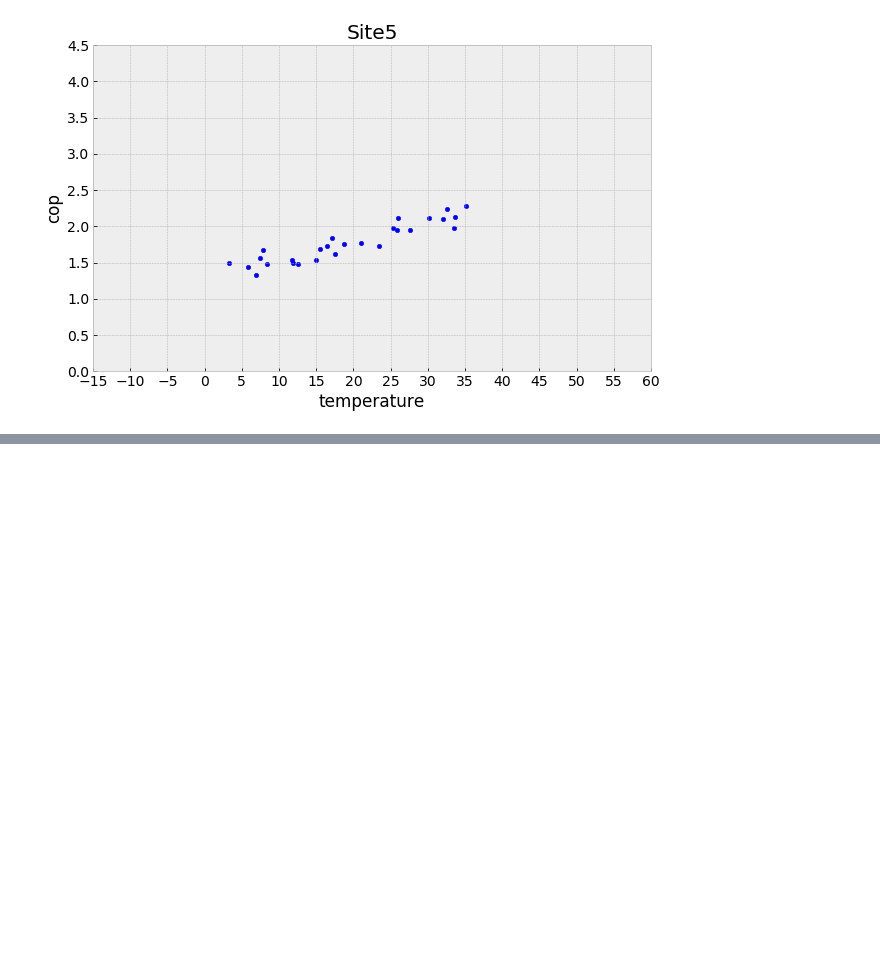
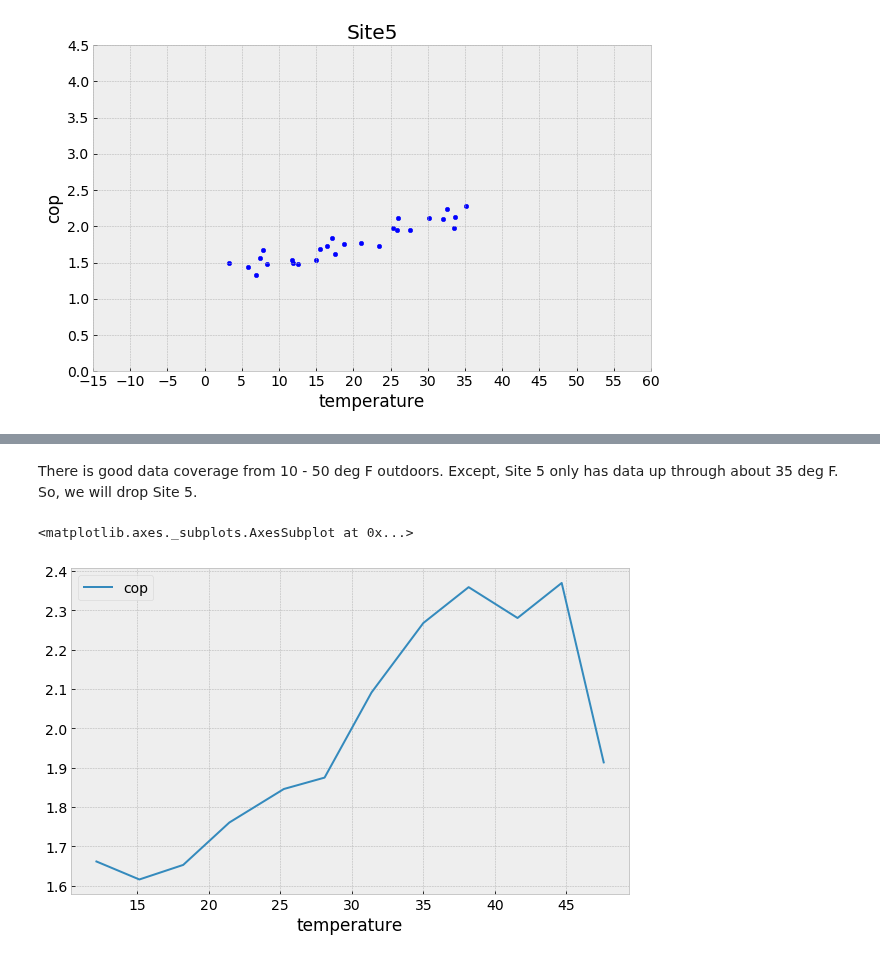
Before and after one commit to alanmitchell/heat-pump-study, a Jupyter notebook: field_studies/ba_2015/ba_2015_analysis.ipynb, the cells around one changed output, grey strips where cells are left out. Cells and saved outputs as stored; diff of their text form; code cells hidden in the pictures; blank space fills up the shorter version.

```diff
--- a/field_studies/ba_2015/ba_2015_analysis.ipynb
+++ b/field_studies/ba_2015/ba_2015_analysis.ipynb
@@ -29,0 +77,11 @@ gca().set_xticks(np.arange(-15, 61, 5));
+# %% [markdown]
+There is good data coverage from 10 - 50 deg F outdoors.  Except, Site 5 only has data up through about 35 deg F.  So, we will drop Site 5.
+# %%
+# Drop Site 5 and only look at data between 10 and 50 deg F
+df_all.query("site != 'Site5' and temperature >= 10 and temperature <= 50", inplace=True)
+# %%
+df_all_avg = bin_averages(df_all, bin_width=BIN_WIDTH)
+df_all_avg.plot(x='temperature', y='cop')
+# %% [output]
+<matplotlib.axes._subplots.AxesSubplot at 0x...>
+[figure, added]
```
Also changed, not shown: parts of 8 cells of this notebook, 5 other files.
